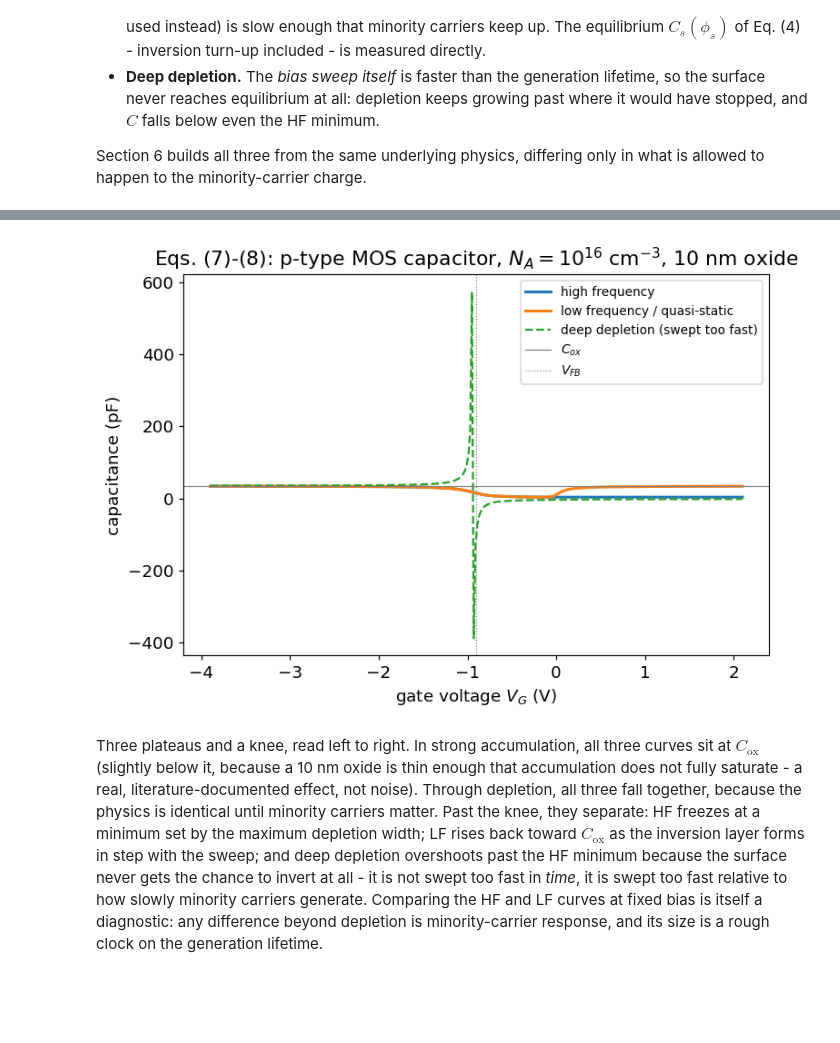
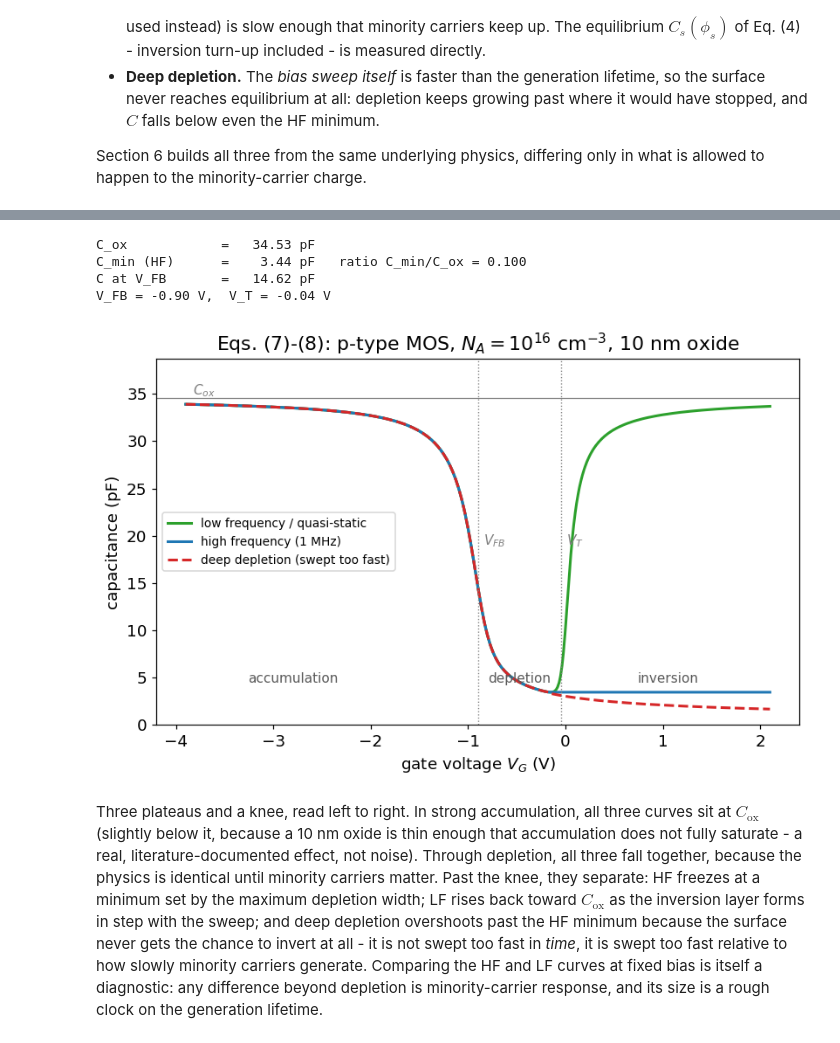
Before and after one commit to Oxford-eMat-Lab/semiconductor-characterisation, a Jupyter notebook: CGV/cgv_analysis.ipynb, the cells around one changed output, grey strips where cells are left out. Saved outputs shown, nothing was run; the diff lists cells and outputs as text; code cells hidden in the pictures; blank space fills up the shorter version.

Commit message:
CGV: fix six plot bugs; add the from-first-principles C-V/G-V model

```diff
--- a/CGV/cgv_analysis.ipynb
+++ b/CGV/cgv_analysis.ipynb
@@ -272,26 +272,46 @@ $V_{FB}$, the flat-band voltage, is the subject of Sec. 7; take it as a
 given offset for now.
 # %%
 VFB = -0.9   # flat-band voltage, worked example
-Vg = np.linspace(VFB - 3.0, VFB + 3.0, 300)
+Vg = np.linspace(VFB - 3.0, VFB + 3.0, 400)
 
 C_hf = cgv.hf_cv_curve(Vg, area_cm2, tox_nm, Na, 'p', VFB)
 C_lf = cgv.lf_cv_curve(Vg, area_cm2, tox_nm, Na, 'p', VFB)
 C_dd = cgv.deep_depletion_cv(Vg, area_cm2, tox_nm, Na, 'p', VFB)
+VT = cgv.threshold_voltage(Cox_pa, Na, 'p', VFB)
 
-fig, ax = plt.subplots(figsize=(7, 5))
-ax.plot(Vg, C_hf*1e12, label='high frequency', lw=2)
-ax.plot(Vg, C_lf*1e12, label='low frequency / quasi-static', lw=2)
-ax.plot(Vg, C_dd*1e12, label='deep depletion (swept too fast)', ls='--')
-ax.axhline(Cox*1e12, color='gray', lw=0.8, label=r'$C_{ox}$')
-ax.axvline(VFB, color='gray', ls=':', lw=0.8, label=r'$V_{FB}$')
+fig, ax = plt.subplots(figsize=(7.6, 5))
+ax.plot(Vg, C_lf*1e12, lw=2, color='C2', label='low frequency / quasi-static')
+ax.plot(Vg, C_hf*1e12, lw=2, color='C0', label='high frequency (1 MHz)')
+ax.plot(Vg, C_dd*1e12, lw=2, ls='--', color='C3',
+        label='deep depletion (swept too fast)')
+ax.axhline(Cox*1e12, color='gray', lw=0.8, ls='-')
+ax.text(Vg[5], Cox*1e12*1.01, r'$C_{ox}$', fontsize=10, color='gray')
+for x, name in ((VFB, r'$V_{FB}$'), (VT, r'$V_T$')):
+    ax.axvline(x, color='gray', ls=':', lw=0.9)
+    ax.annotate(name, (x, Cox*1e12*0.55), xytext=(4, 0),
+                textcoords='offset points', fontsize=10, color='gray')
+for x, name in ((VFB - 1.9, 'accumulation'), ((VFB + VT)/2, 'depletion'),
+                (VT + 1.1, 'inversion')):
+    ax.annotate(name, (x, Cox*1e12*0.13), ha='center', fontsize=10,
+                color='0.35')
+ax.set_ylim(0, Cox*1e12*1.12)
 ax.set_xlabel(r'gate voltage $V_G$ (V)')
 ax.set_ylabel('capacitance (pF)')
-ax.set_title('Eqs. (7)-(8): p-type MOS capacitor, $N_A=10^{16}$ cm$^{-3}$, 10 nm oxide')
-ax.legend(fontsize=9)
+ax.set_title(r'Eqs. (7)-(8): p-type MOS, $N_A=10^{16}$ cm$^{-3}$, 10 nm oxide')
+ax.legend(fontsize=9, loc='center left')
 plt.tight_layout()
 plt.show()
+
+print(f"C_ox            = {Cox*1e12:7.2f} pF")
+print(f"C_min (HF)      = {C_hf.min()*1e12:7.2f} pF   ratio C_min/C_ox = {C_hf.min()/Cox:.3f}")
+print(f"C at V_FB       = {np.interp(VFB, Vg, C_hf)*1e12:7.2f} pF")
+print(f"V_FB = {VFB:+.2f} V,  V_T = {VT:+.2f} V")
 # %% [output]
+C_ox            =   34.53 pF
+C_min (HF)      =    3.44 pF   ratio C_min/C_ox = 0.100
+C at V_FB       =   14.62 pF
+V_FB = -0.90 V,  V_T = -0.04 V
-[figure, old version]
+[figure, new version]
 # %% [markdown]
 Three plateaus and a knee, read left to right. In strong
 accumulation, all three curves sit at $C_{\text{ox}}$ (slightly below it,
```
Also changed, not shown: parts of 34 cells of this notebook, 3 other files.
